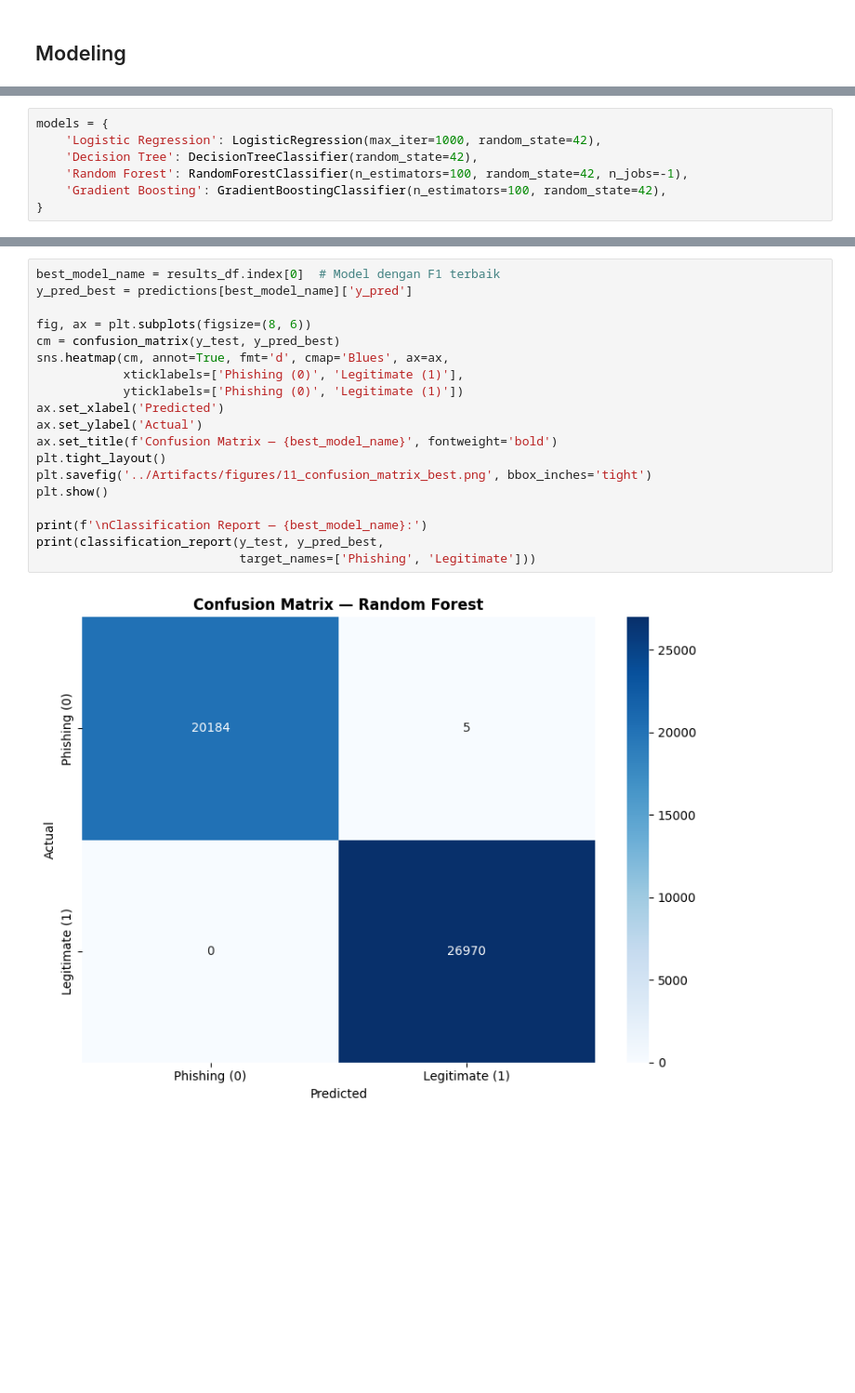
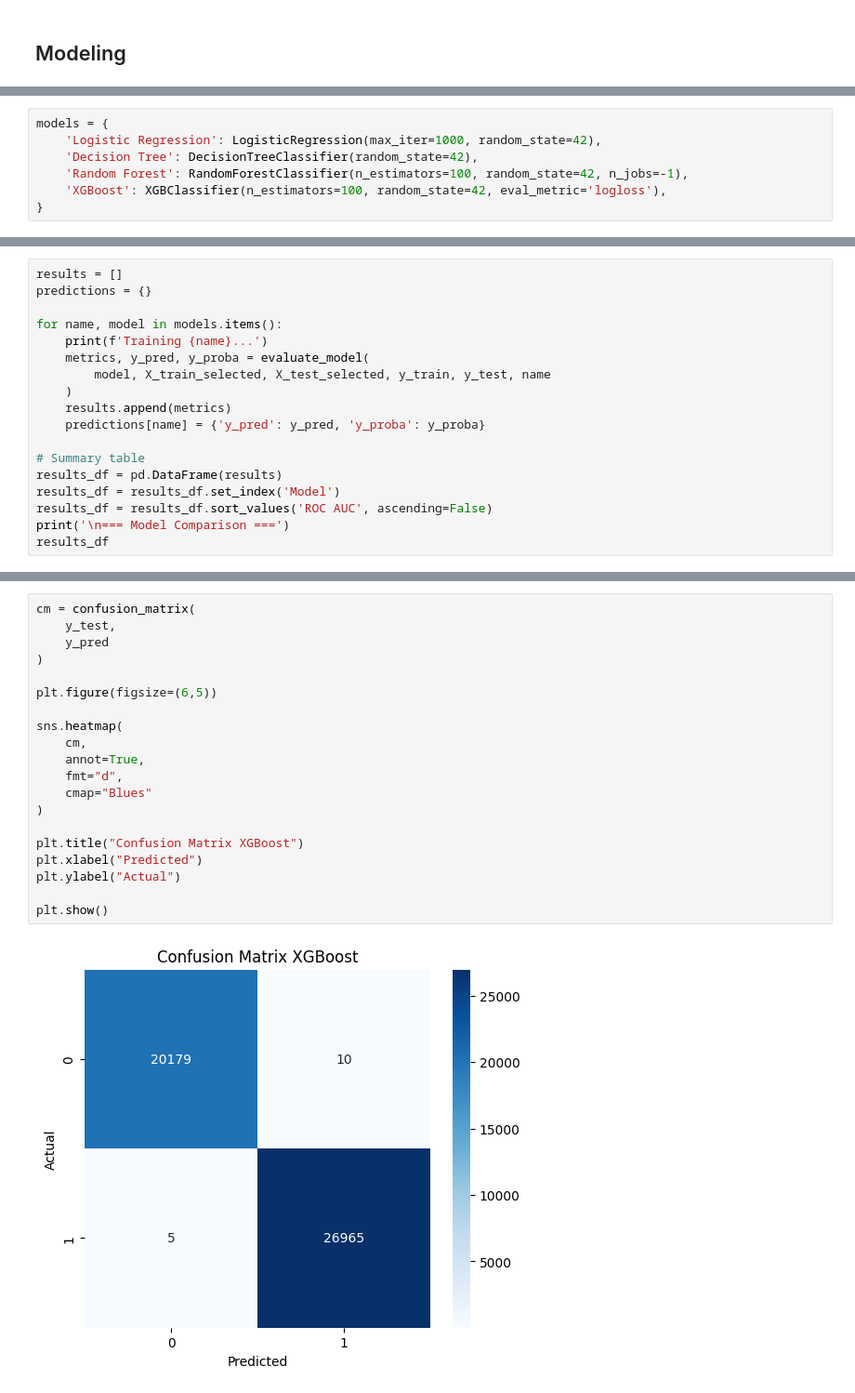
Before and after one commit to ImmanuelDeo/Phishing-Link-Detection-TubesML, a Jupyter notebook: Notebooks/02_modelling.ipynb, the cells around one changed output, grey strips where cells are left out. Shown at 93% size. Cells and saved outputs as stored; diff of their text form; blank space fills up the shorter version.

```diff
--- a/Notebooks/02_modelling.ipynb
+++ b/Notebooks/02_modelling.ipynb
@@ -172,6 +276,6 @@ models = {
     'Logistic Regression': LogisticRegression(max_iter=1000, random_state=42),
     'Decision Tree': DecisionTreeClassifier(random_state=42),
     'Random Forest': RandomForestClassifier(n_estimators=100, random_state=42, n_jobs=-1),
-    'Gradient Boosting': GradientBoostingClassifier(n_estimators=100, random_state=42),
+    'XGBoost': XGBClassifier(n_estimators=100, random_state=42, eval_metric='logloss'),
 }
 # %% [markdown]
@@ -218,0 +283,18 @@ Training Gradient Boosting...
+# %%
+results = []
+predictions = {}
+
+for name, model in models.items():
+    print(f'Training {name}...')
+    metrics, y_pred, y_proba = evaluate_model(
+        model, X_train_selected, X_test_selected, y_train, y_test, name
+    )
+    results.append(metrics)
+    predictions[name] = {'y_pred': y_pred, 'y_proba': y_proba}
+
+# Summary table
+results_df = pd.DataFrame(results)
+results_df = results_df.set_index('Model')
+results_df = results_df.sort_values('ROC AUC', ascending=False)
+print('\n=== Model Comparison ===')
+results_df
@@ -251,21 +406,22 @@ plt.show()
 # %%
-best_model_name = results_df.index[0]  # Model dengan F1 terbaik
-y_pred_best = predictions[best_model_name]['y_pred']
+cm = confusion_matrix(
+    y_test,
+    y_pred
+)
 
-fig, ax = plt.subplots(figsize=(8, 6))
-cm = confusion_matrix(y_test, y_pred_best)
-sns.heatmap(cm, annot=True, fmt='d', cmap='Blues', ax=ax,
-            xticklabels=['Phishing (0)', 'Legitimate (1)'],
-            yticklabels=['Phishing (0)', 'Legitimate (1)'])
-ax.set_xlabel('Predicted')
-ax.set_ylabel('Actual')
-ax.set_title(f'Confusion Matrix — {best_model_name}', fontweight='bold')
-plt.tight_layout()
-plt.savefig('../Artifacts/figures/11_confusion_matrix_best.png', bbox_inches='tight')
+plt.figure(figsize=(6,5))
+
+sns.heatmap(
+    cm,
+    annot=True,
+    fmt="d",
+    cmap="Blues"
+)
+
+plt.title("Confusion Matrix XGBoost")
+plt.xlabel("Predicted")
+plt.ylabel("Actual")
+
 plt.show()
-
-print(f'\nClassification Report — {best_model_name}:')
-print(classification_report(y_test, y_pred_best,
-                            target_names=['Phishing', 'Legitimate']))
 # %% [output]
-[figure, old version]
+[figure, new version]
```
Also changed, not shown: parts of 38 cells of this notebook, 9 other files.
